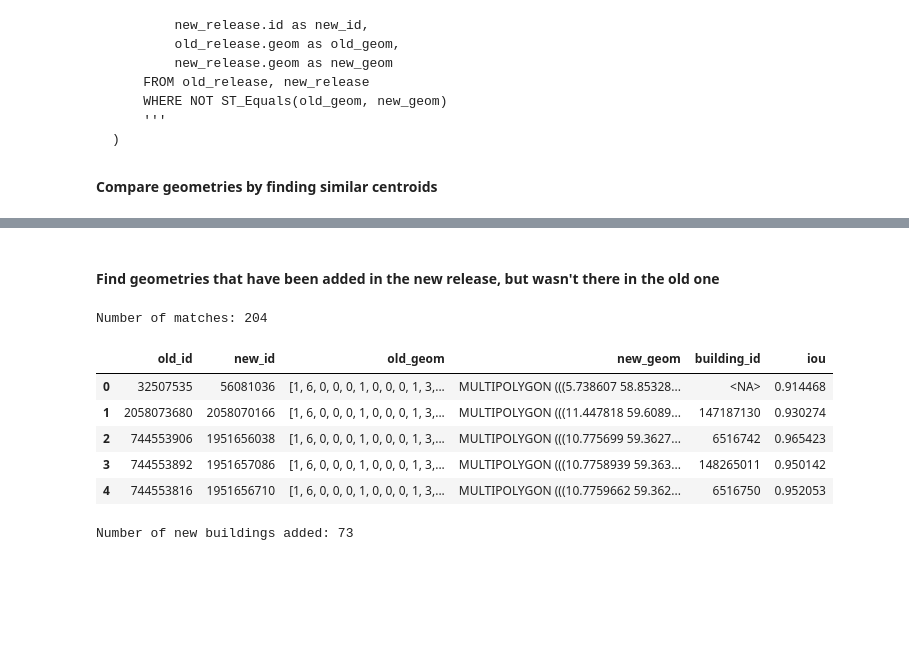
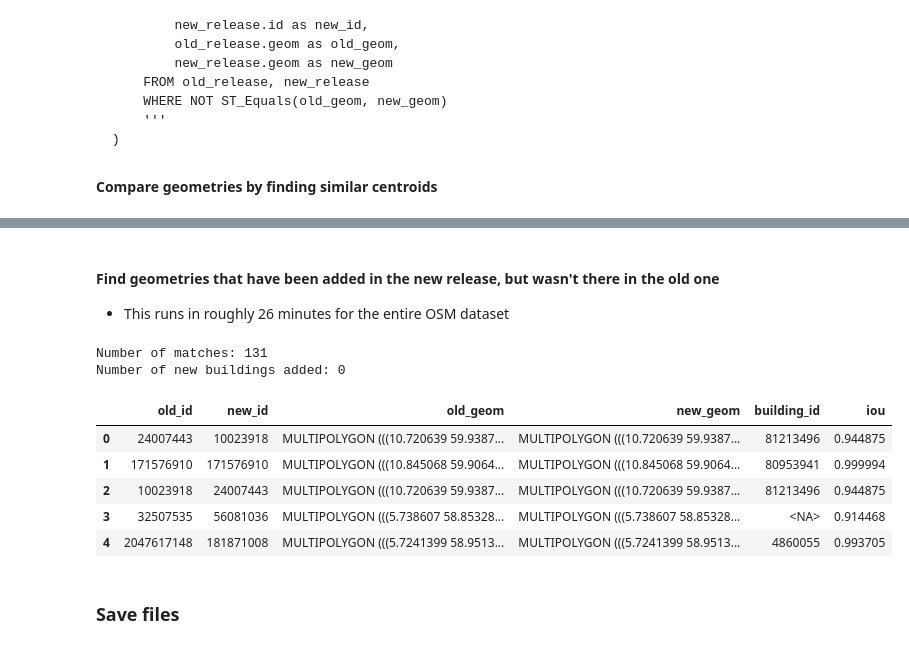
Before and after one commit to kartAI/doppa-data, a Jupyter notebook: src/presentation/notebooks/04-1-conflation-same-source-search.ipynb, the cells around one changed output, grey strips where cells are left out. Saved outputs shown, nothing was run; the diff lists cells and outputs as text; code cells hidden in the pictures; blank space fills up the shorter version.

```diff
--- a/src/presentation/notebooks/04-1-conflation-same-source-search.ipynb
+++ b/src/presentation/notebooks/04-1-conflation-same-source-search.ipynb
@@ -317,7 +306,8 @@ gdf_2.to_parquet("matched_new.parquet", schema_version="1.1.0")
 # %% [markdown]
 #### Find geometries that have been added in the new release, but wasn't there in the old one
+- This runs in roughly 26 minutes for the entire OSM dataset
 # %%
-new_buildings_df = db.execute(
+osm_diff_df = db.execute(
     f'''
     WITH old_release AS (
         SELECT
@@ -330,6 +320,7 @@ new_buildings_df = db.execute(
         FROM '{osm_release_1}'
         LIMIT {limit}
     ),
+
     new_release AS (
         SELECT
             id AS new_id,
@@ -342,7 +333,6 @@ new_buildings_df = db.execute(
         LIMIT {limit}
     ),
 
-    -- Your original CTE
     overlapping_buildings AS (
         SELECT
             o.old_id,
@@ -359,14 +349,12 @@ new_buildings_df = db.execute(
           AND NOT ST_Equals(o.old_geom, n.new_geom)
     ),
 
-    -- Your original logic for changed buildings
     changed_buildings AS (
         SELECT *
         FROM overlapping_buildings
         WHERE iou > 0.90
     ),
 
-    -- NEW: best-match logic to find geometry-based "no match"
     candidate_matches AS (
         SELECT
             o.old_id,
@@ -390,7 +378,6 @@ new_buildings_df = db.execute(
         WHERE rn = 1
     ),
 
-    -- NEW: buildings in new_release without a valid old match
     added_buildings AS (
         SELECT
             NULL AS old_id,
@@ -404,13 +391,18 @@ new_buildings_df = db.execute(
         WHERE b.iou IS NULL OR b.iou < 0.90
     )
 
-    -- Final output
     SELECT * FROM changed_buildings
     UNION ALL
     SELECT * FROM added_buildings;
     '''
 ).fetchdf()
 # %%
-new_buildings_df["new_geom"] = new_buildings_df["new_geom"].apply(
+osm_diff_df["old_geom"] = osm_diff_df["old_geom"].apply(
     lambda g: bytes(g) if isinstance(g, (bytearray, memoryview)) else g
 )
+osm_diff_df["new_geom"] = osm_diff_df["new_geom"].apply(
+    lambda g: bytes(g) if isinstance(g, (bytearray, memoryview)) else g
+)
+
+osm_diff_df["old_geom"] = osm_diff_df["old_geom"].apply(from_wkb)
+osm_diff_df["new_geom"] = osm_diff_df["new_geom"].apply(from_wkb)
@@ -419,15 +409,15 @@ new_buildings_df["new_geom"] = new_buildings_df["new_geom"].apply(from_wkb)
 # %%
-print("Number of matches:", new_buildings_df.shape[0])
-new_buildings_df.head()
+print("Number of matches:", osm_diff_df.shape[0])
+print(f"Number of new buildings added:", osm_diff_df["old_id"].isna().sum())
+osm_diff_df.head()
 # %% [output]
-Number of matches: 204
+Number of matches: 131
+Number of new buildings added: 0
 |  | old_id | new_id | old_geom | new_geom | building_id | iou |
-| 0 | 32507535 | 56081036 | [1, 6, 0, 0, 0, 1, 0, 0, 0, 1, 3,... | MULTIPOLYGON (((5.738607 58.85328... | <NA> | 0.914468 |
-| 1 | 2058073680 | 2058070166 | [1, 6, 0, 0, 0, 1, 0, 0, 0, 1, 3,... | MULTIPOLYGON (((11.447818 59.6089... | 147187130 | 0.930274 |
-| 2 | 744553906 | 1951656038 | [1, 6, 0, 0, 0, 1, 0, 0, 0, 1, 3,... | MULTIPOLYGON (((10.775699 59.3627... | 6516742 | 0.965423 |
-| 3 | 744553892 | 1951657086 | [1, 6, 0, 0, 0, 1, 0, 0, 0, 1, 3,... | MULTIPOLYGON (((10.7758939 59.363... | 148265011 | 0.950142 |
-| 4 | 744553816 | 1951656710 | [1, 6, 0, 0, 0, 1, 0, 0, 0, 1, 3,... | MULTIPOLYGON (((10.7759662 59.362... | 6516750 | 0.952053 |
+| 0 | 24007443 | 10023918 | MULTIPOLYGON (((10.720639 59.9387... | MULTIPOLYGON (((10.720639 59.9387... | 81213496 | 0.944875 |
+| 1 | 171576910 | 171576910 | MULTIPOLYGON (((10.845068 59.9064... | MULTIPOLYGON (((10.845068 59.9064... | 80953941 | 0.999994 |
+| 2 | 10023918 | 24007443 | MULTIPOLYGON (((10.720639 59.9387... | MULTIPOLYGON (((10.720639 59.9387... | 81213496 | 0.944875 |
+| 3 | 32507535 | 56081036 | MULTIPOLYGON (((5.738607 58.85328... | MULTIPOLYGON (((5.738607 58.85328... | <NA> | 0.914468 |
+| 4 | 2047617148 | 181871008 | MULTIPOLYGON (((5.7241399 58.9513... | MULTIPOLYGON (((5.7241399 58.9513... | 4860055 | 0.993705 |
-# %%
-print(f"Number of new buildings added:", new_buildings_df["old_id"].isna().sum())
-# %% [output]
-Number of new buildings added: 73
+# %% [markdown]
+### Save files
```
Also changed, not shown: parts of 9 cells of this notebook.
